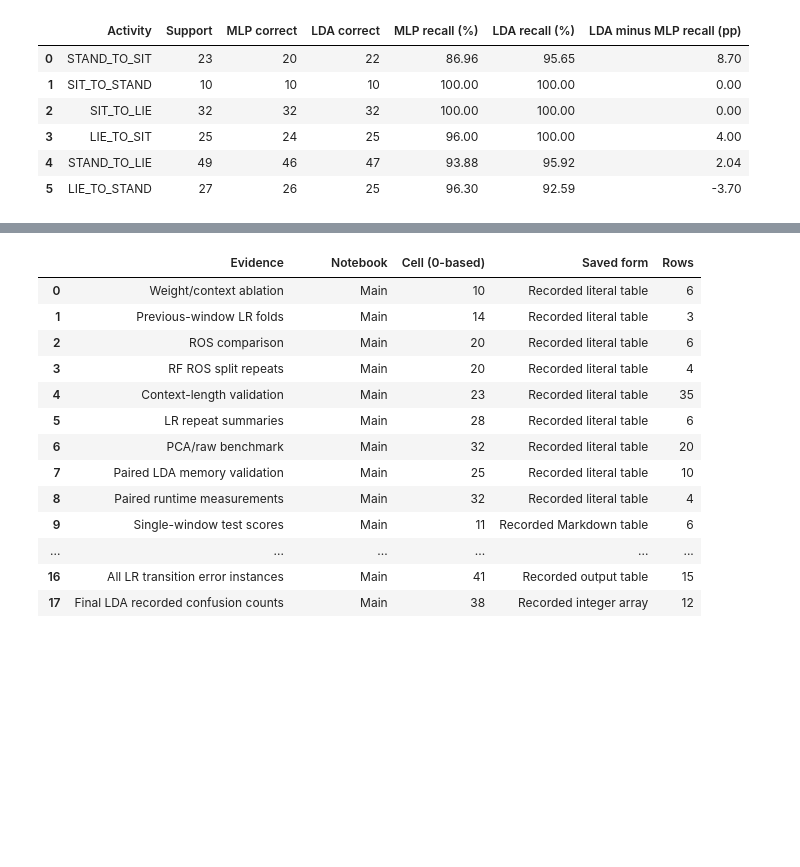
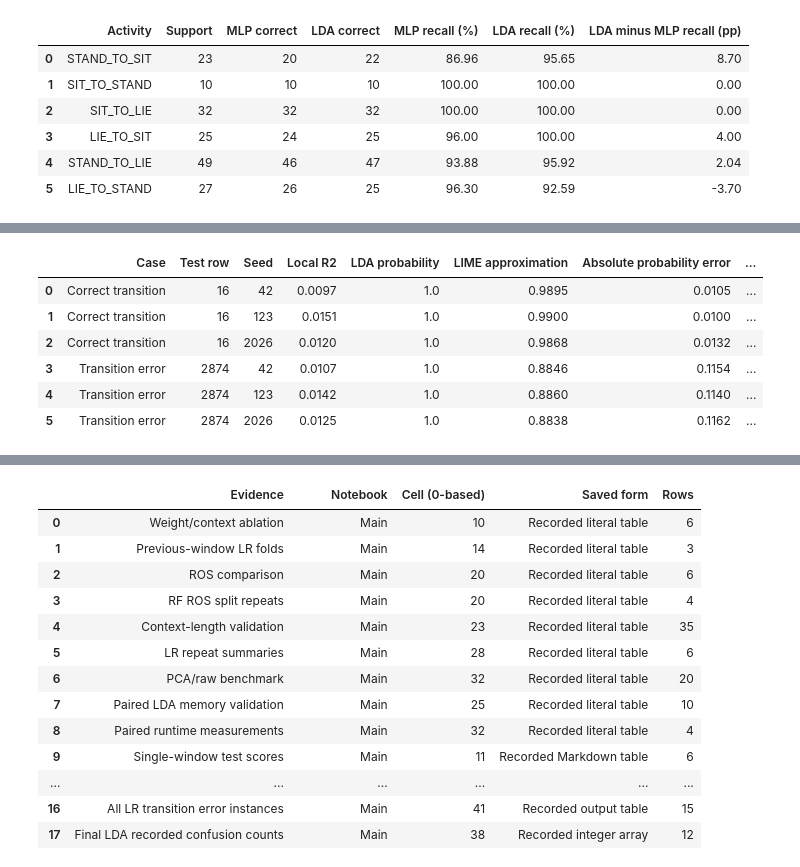
Before and after one commit to AY26-27-Sem1-CS3244-Group3/Improving-Recognition-of-Rare-Postural-Transitions, a Jupyter notebook: our approach/evaluation.ipynb, the cells around one changed output, grey strips where cells are left out. Saved outputs shown, nothing was run; the diff lists cells and outputs as text; code cells hidden in the pictures; blank space fills up the shorter version.

Commit message:
Refine evaluation report and add LDA explainability

```diff
--- a/our approach/evaluation.ipynb
+++ b/our approach/evaluation.ipynb
@@ -1143,0 +1231,93 @@ LDA's **0.63 pp** transition-F1 lead over MLP describes the retained pipelines o
+# %%
+from lime.lime_tabular import LimeTabularExplainer
+from threadpoolctl import threadpool_limits
+import importlib.metadata
+
+LIME_SEEDS, LIME_SAMPLES, LIME_FEATURES = [42, 123, 2026], 2000, 10
+lime_explanations, lime_diagnostic_rows = {}, []
+exact_explanations = {}
+with threadpool_limits(limits=2):
+    for name, row in explain_cases:
+        predicted = int(explain_probability[row].argmax())
+        contrast_name = explain_case_table.loc[explain_case_table["Test row"].eq(row), "Score contrast"].iloc[0]
+        contrast = CLASS_NAMES.index(contrast_name)
+        delta = explain_test[row].astype(float) - lda_parameters["reference_scaled"]
+        contribution = (coefficients[predicted].astype(float) - coefficients[contrast]) * delta
+        reference_margin = float((coefficients[predicted].astype(float) - coefficients[contrast]) @
+                                 lda_parameters["reference_scaled"] + intercept[predicted] - intercept[contrast])
+        margin = float((coefficients[predicted].astype(float) - coefficients[contrast]) @
+                       explain_test[row].astype(float) + intercept[predicted] - intercept[contrast])
+        np.testing.assert_allclose(reference_margin + contribution.sum(), margin, rtol=1e-10, atol=1e-8)
+        observed_log_odds = float(np.log(explain_probability[row, predicted]) - np.log(explain_probability[row, contrast]))
+        np.testing.assert_allclose(margin, observed_log_odds, rtol=1e-5, atol=1e-3)
+        exact_explanations[row] = {"contribution": contribution, "reference_margin": reference_margin,
+                                   "margin": margin, "contrast": contrast}
+        reference_weights = None
+        for seed in LIME_SEEDS:
+            explainer = LimeTabularExplainer(explain_train, mode="classification",
+                feature_names=explanation_feature_names, class_names=CLASS_NAMES,
+                discretize_continuous=False, sample_around_instance=True,
+                feature_selection="highest_weights", random_state=seed)
+            explanation = explainer.explain_instance(explain_test[row], explanation_probabilities,
+                labels=(predicted,), num_features=LIME_FEATURES, num_samples=LIME_SAMPLES)
+            weights = dict(explanation.local_exp[predicted])
+            if reference_weights is None:
+                reference_weights = weights
+            common = set(weights) & set(reference_weights)
+            union = set(weights) | set(reference_weights)
+            sign_agreement = (np.mean([np.sign(weights[k]) == np.sign(reference_weights[k]) for k in common])
+                              if common else np.nan)
+            fitted_probability = float(np.asarray(explanation.local_pred).ravel()[0])
+            lime_explanations[row, seed] = explanation
+            lime_diagnostic_rows.append([name, row, seed, explanation.score,
+                explain_probability[row, predicted], fitted_probability,
+                abs(fitted_probability - explain_probability[row, predicted]),
+                len(common) / len(union), sign_agreement])
+lime_diagnostics = pd.DataFrame(lime_diagnostic_rows, columns=["Case", "Test row", "Seed", "Local R2",
+    "LDA probability", "LIME approximation", "Absolute probability error", "Top-10 Jaccard vs seed 42",
+    "Shared-feature sign agreement"])
+
+if not np.isfinite(lime_diagnostics.select_dtypes(include="number").to_numpy()).all():
+    raise ValueError("A local explanation contains missing or nonfinite diagnostics.")
+
+def plot_local_explanation(row):
+    predicted = int(explain_probability[row].argmax())
+    explanation = lime_explanations[row, 42]
+    exact = exact_explanations[row]
+    fig, axes = plt.subplots(1, 2, figsize=(17, 6.5))
+    weights = sorted(explanation.local_exp[predicted], key=lambda item: abs(item[1]))
+    positions, values = zip(*weights)
+    axes[0].barh(range(len(values)), values, color=[COLORS["blue"] if v >= 0 else COLORS["orange"] for v in values])
+    axes[0].set(yticks=range(len(values)), yticklabels=[explanation_feature_names[i] for i in positions],
+                xlabel="Local surrogate coefficient (standardized feature)",
+                title=f"LIME: {CLASS_NAMES[predicted]} | local R2 = {explanation.score:.4f}")
+    axes[0].text(0.5, -0.18, "Low-fidelity exploratory fit: feature rankings are not reliable evidence.",
+                 transform=axes[0].transAxes, ha="center", fontsize=9, color="#8c3c24")
+    contribution = exact["contribution"]
+    strongest = np.argsort(np.abs(contribution))[-10:]
+    axes[1].barh(range(10), contribution[strongest],
+                 color=[COLORS["blue"] if v >= 0 else COLORS["orange"] for v in contribution[strongest]])
+    axes[1].set(yticks=range(10), yticklabels=[explanation_feature_names[i] for i in strongest],
+                xlabel="Exact contribution to pairwise LDA score relative to training mean",
+                title=f"Exact linear score: {CLASS_NAMES[predicted]} vs {CLASS_NAMES[exact['contrast']]}")
+    remainder = float(contribution.sum() - contribution[strongest].sum())
+    axes[1].text(0.5, -0.18,
+        f"Baseline {exact['reference_margin']:.2f} + all contributions = margin {exact['margin']:.2f}\n"
+        f"Unshown 3,917 features contribute {remainder:.2f}; top 10 alone are incomplete.",
+        transform=axes[1].transAxes, ha="center", fontsize=9)
+    for ax in axes:
+        ax.axvline(0, color="gray", linewidth=0.7)
+        ax.tick_params(axis="y", labelsize=8)
+    fig.suptitle(f"Test row {row} | true {CLASS_NAMES[y_test[row] - 1]} | predicted {CLASS_NAMES[predicted]}")
+    plt.tight_layout(rect=[0, 0.07, 1, 0.96])
+    plt.show()
+
+show_table(lime_diagnostics, decimals=4)
+# %% [output]
+|  | Case | Test row | Seed | Local R2 | LDA probability | LIME approximation | Absolute probability error | ... |
+| 0 | Correct transition | 16 | 42 | 0.0097 | 1.0 | 0.9895 | 0.0105 | ... |
+| 1 | Correct transition | 16 | 123 | 0.0151 | 1.0 | 0.9900 | 0.0100 | ... |
+| 2 | Correct transition | 16 | 2026 | 0.0120 | 1.0 | 0.9868 | 0.0132 | ... |
+| 3 | Transition error | 2874 | 42 | 0.0107 | 1.0 | 0.8846 | 0.1154 | ... |
+| 4 | Transition error | 2874 | 123 | 0.0142 | 1.0 | 0.8860 | 0.1140 | ... |
+| 5 | Transition error | 2874 | 2026 | 0.0125 | 1.0 | 0.8838 | 0.1162 | ... |
```
Also changed, not shown: parts of 140 cells of this notebook, 5 other files.
